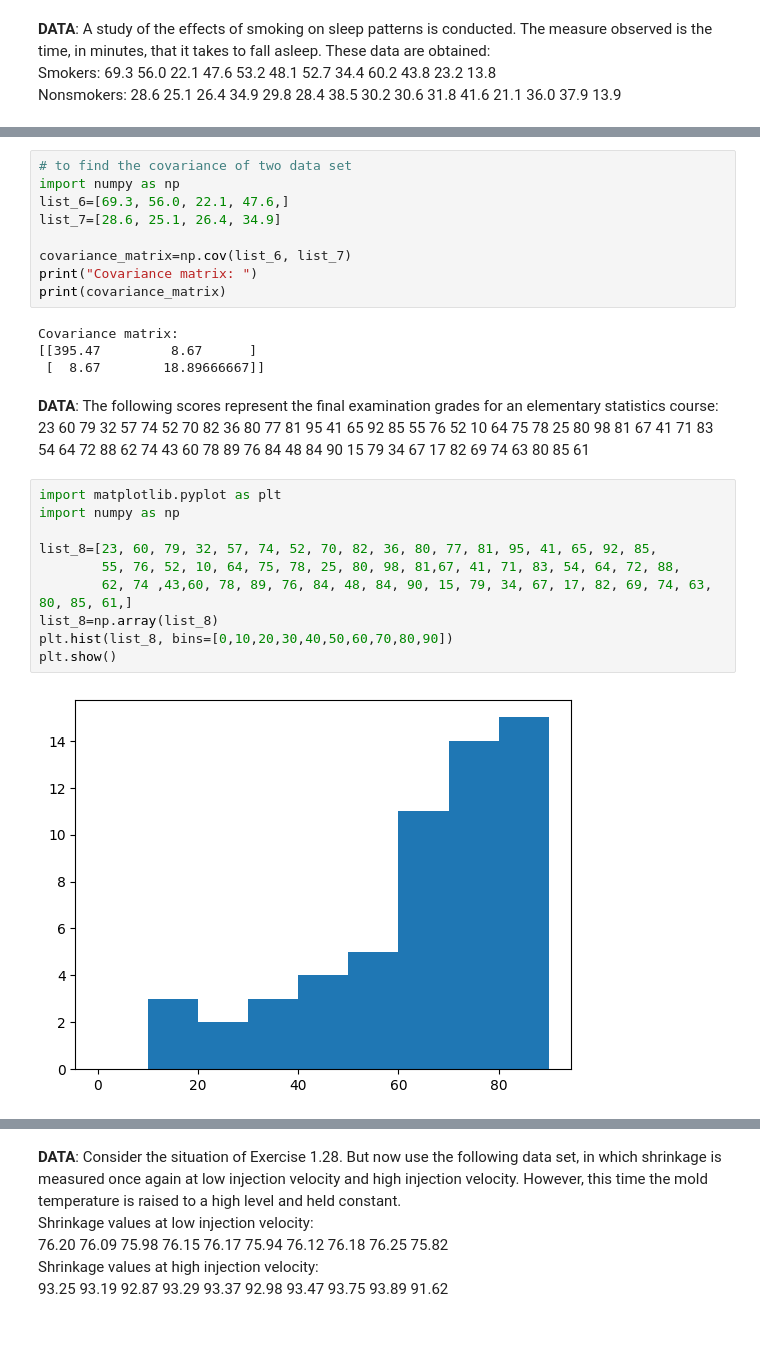
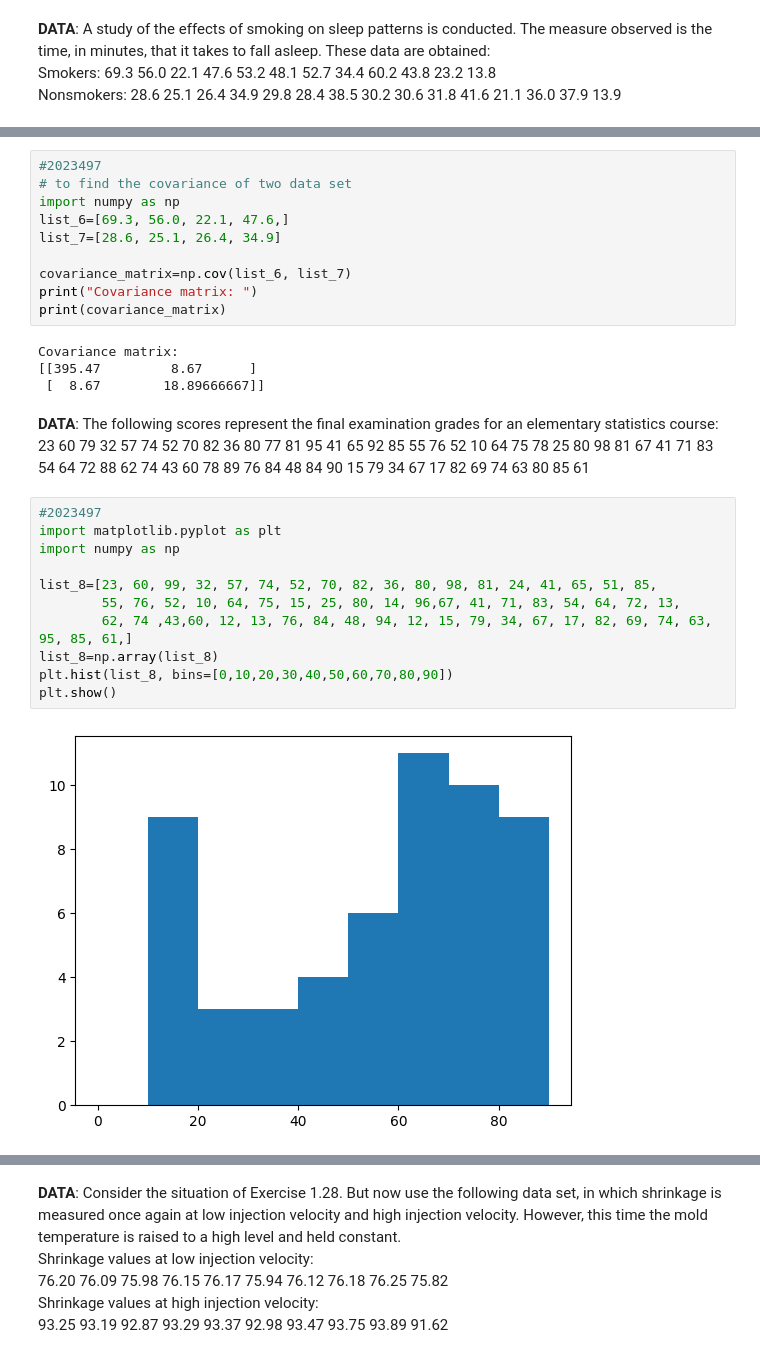
Before and after one commit to GithubforSaad/PythonwithSaad, a Jupyter notebook: ES111_Assibnment_2023497.ipynb, the cells around one changed output, grey strips where cells are left out. Cells and saved outputs as stored; diff of their text form.

```diff
--- a/ES111_Assibnment_2023497.ipynb
+++ b/ES111_Assibnment_2023497.ipynb
@@ -134,4 +141,5 @@ Random number between 0 and 9: 6
 # %%
+#2023497
 # to find the covariance of two data set
 import numpy as np
 list_6=[69.3, 56.0, 22.1, 47.6,]
@@ -154,16 +162,17 @@ Covariance matrix:
 48 84 90 15 79 34 67 17 82
 69 74 63 80 85 61
 # %%
+#2023497
 import matplotlib.pyplot as plt
 import numpy as np
 
-list_8=[23, 60, 79, 32, 57, 74, 52, 70, 82, 36, 80, 77, 81, 95, 41, 65, 92, 85,
-        55, 76, 52, 10, 64, 75, 78, 25, 80, 98, 81,67, 41, 71, 83, 54, 64, 72, 88,
-        62, 74 ,43,60, 78, 89, 76, 84, 48, 84, 90, 15, 79, 34, 67, 17, 82, 69, 74, 63, 80, 85, 61,]
+list_8=[23, 60, 99, 32, 57, 74, 52, 70, 82, 36, 80, 98, 81, 24, 41, 65, 51, 85,
+        55, 76, 52, 10, 64, 75, 15, 25, 80, 14, 96,67, 41, 71, 83, 54, 64, 72, 13,
+        62, 74 ,43,60, 12, 13, 76, 84, 48, 94, 12, 15, 79, 34, 67, 17, 82, 69, 74, 63, 95, 85, 61,]
 list_8=np.array(list_8)
 plt.hist(list_8, bins=[0,10,20,30,40,50,60,70,80,90])
 plt.show()
 # %% [output]
-[figure, old version]
+[figure, new version]
 # %%
 import matplotlib.pyplot as plt
```
Also changed, not shown: parts of 9 cells of this notebook.
